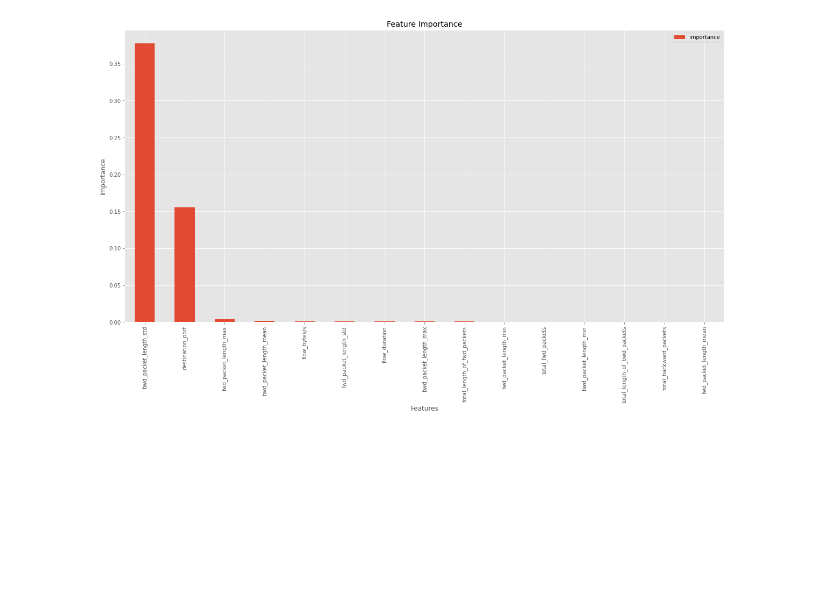
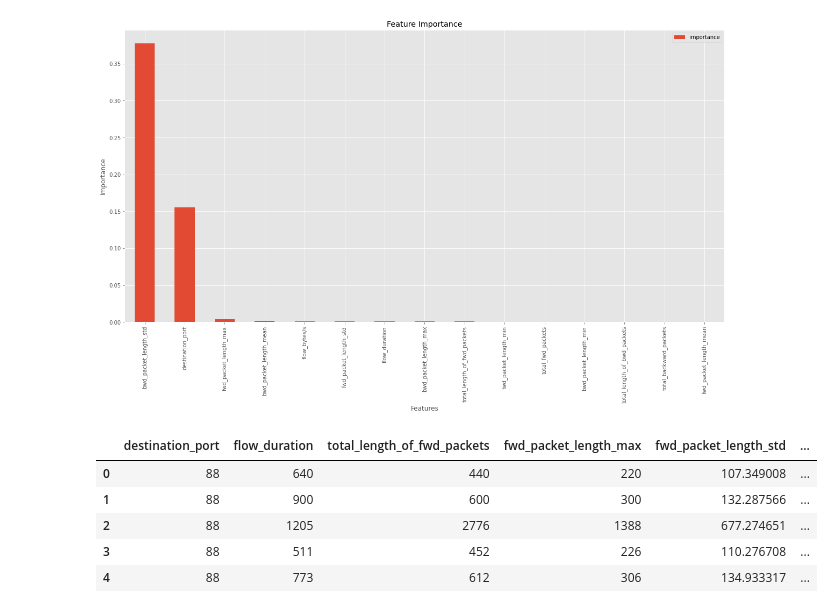
Before and after one commit to modelonulo/ml-based-intrusion-detection-system, a Jupyter notebook: ml_ids_colab.ipynb, the cells around one changed output. Drawn from its saved outputs; the diff is of its cells as text; code cells hidden in the pictures; blank space fills up the shorter version.

```diff
--- a/ml_ids_colab.ipynb
+++ b/ml_ids_colab.ipynb
@@ -332,3 +334,20 @@ plt.ylabel('Importance')
 # %% [output]
 Text(0, 0.5, 'Importance')
 [figure]
+# %%
+#9
+def keep_cols(df, to_keep):
+
+    to_drop = list(set(list(df)) - set(to_keep))
+    return df.drop(to_drop, axis = 1)
+
+features_to_use = combined_csv.pipe(keep_cols, ['bwd_packet_length_std	', 'destination_port',
+                                                     'fwd_packet_length_max', 'bwd_packet_length_mean', 'flow_bytes/s', 'fwd_packet_length_std', 'flow_duration', 'bwd_packet_length_max', 'total_length_of_fwd_packets','label'])
+features_to_use.head()
+# %% [output]
+|  | destination_port | flow_duration | total_length_of_fwd_packets | fwd_packet_length_max | fwd_packet_length_std | ... |
+| 0 | 88 | 640 | 440 | 220 | 107.349008 | ... |
+| 1 | 88 | 900 | 600 | 300 | 132.287566 | ... |
+| 2 | 88 | 1205 | 2776 | 1388 | 677.274651 | ... |
+| 3 | 88 | 511 | 452 | 226 | 110.276708 | ... |
+| 4 | 88 | 773 | 612 | 306 | 134.933317 | ... |
```
Also changed, not shown: parts of 2 cells of this notebook.
